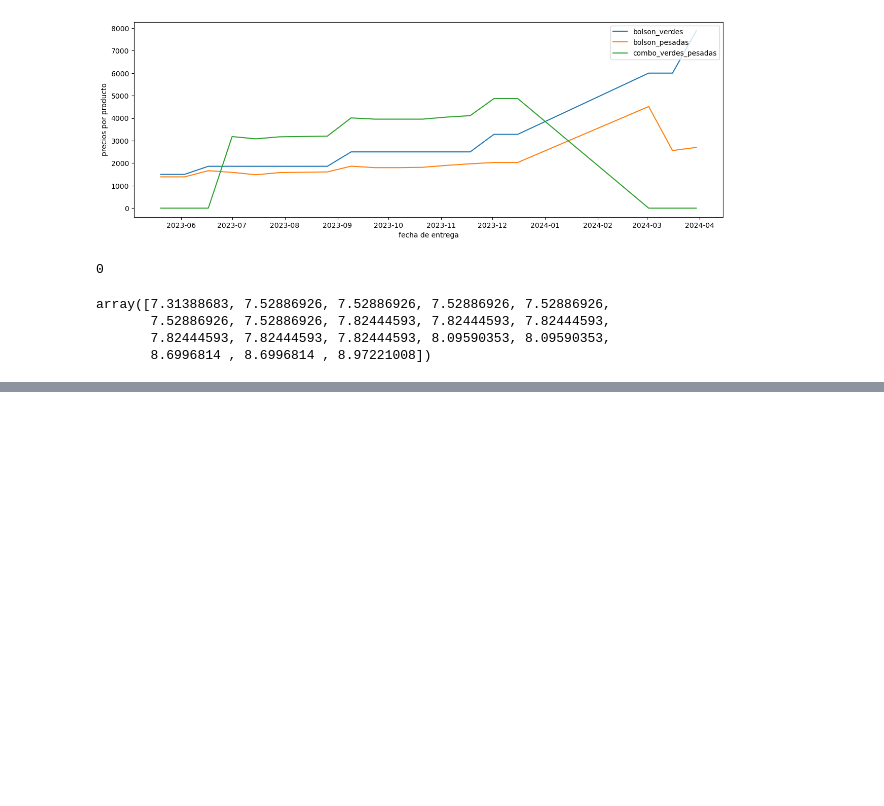
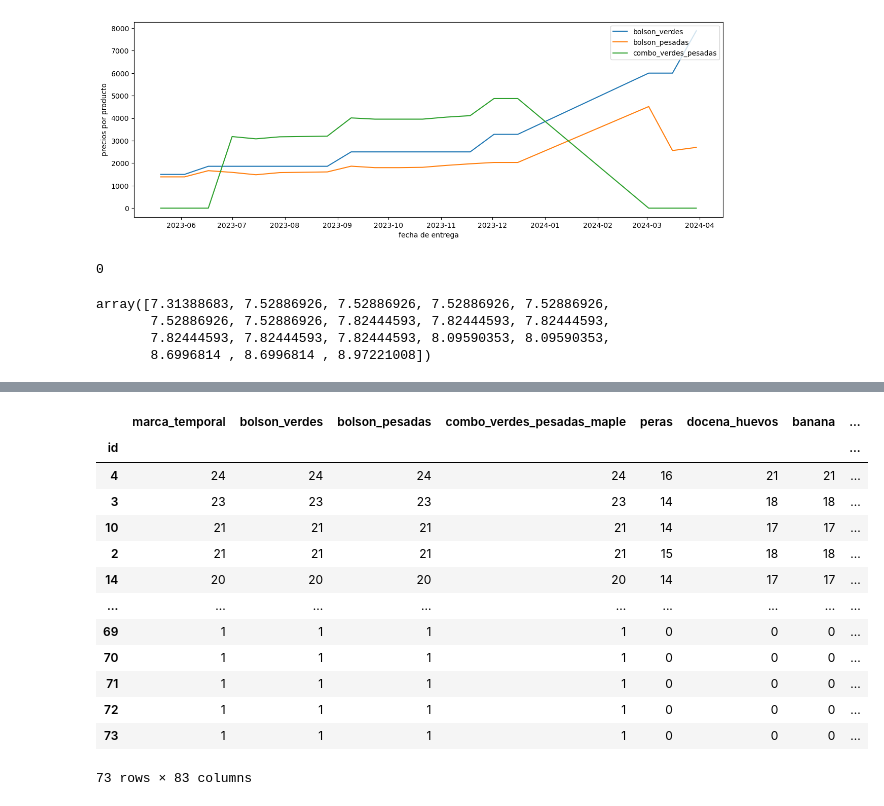
Before and after one commit to Taller-Datos-Populares-UBA/PAC, a Jupyter notebook: analisis_estadisticos.ipynb, the cells around one changed output, grey strips where cells are left out. Cells and saved outputs as stored; diff of their text form; code cells hidden in the pictures; blank space fills up the shorter version.

Commit message:
agregar tabla pedidos por cliente

```diff
--- a/analisis_estadisticos.ipynb
+++ b/analisis_estadisticos.ipynb
@@ -152,0 +155,22 @@ graficar_precios_vs_ventas(df_entregas,df_precios,'bolson_verdes')
+# %%
+#Rankear los pedidos por cliente
+
+pedidos_por_cliente = df_entregas.groupby(['id']).count()
+pedidos_por_cliente
+ranking_pedidos = pedidos_por_cliente.sort_values(by='marca_temporal',ascending=False)
+ranking_pedidos #esta tabla muestra la cantidad de veces que cada cliente pidió cada producto, ordenada en forma decreciente por cantidad de fechas en las que pidió.
+# %% [output]
+|  | marca_temporal | bolson_verdes | bolson_pesadas | combo_verdes_pesadas_maple | peras | docena_huevos | banana | ... |
+| id |  |  |  |  |  |  |  | ... |
+| 4 | 24 | 24 | 24 | 24 | 16 | 21 | 21 | ... |
+| 3 | 23 | 23 | 23 | 23 | 14 | 18 | 18 | ... |
+| 10 | 21 | 21 | 21 | 21 | 14 | 17 | 17 | ... |
+| 2 | 21 | 21 | 21 | 21 | 15 | 18 | 18 | ... |
+| 14 | 20 | 20 | 20 | 20 | 14 | 17 | 17 | ... |
+| ... | ... | ... | ... | ... | ... | ... | ... | ... |
+| 69 | 1 | 1 | 1 | 1 | 0 | 0 | 0 | ... |
+| 70 | 1 | 1 | 1 | 1 | 0 | 0 | 0 | ... |
+| 71 | 1 | 1 | 1 | 1 | 0 | 0 | 0 | ... |
+| 72 | 1 | 1 | 1 | 1 | 0 | 0 | 0 | ... |
+| 73 | 1 | 1 | 1 | 1 | 0 | 0 | 0 | ... |
+73 rows × 83 columns
```
Also changed, not shown: parts of 4 cells of this notebook, 2 other files.
